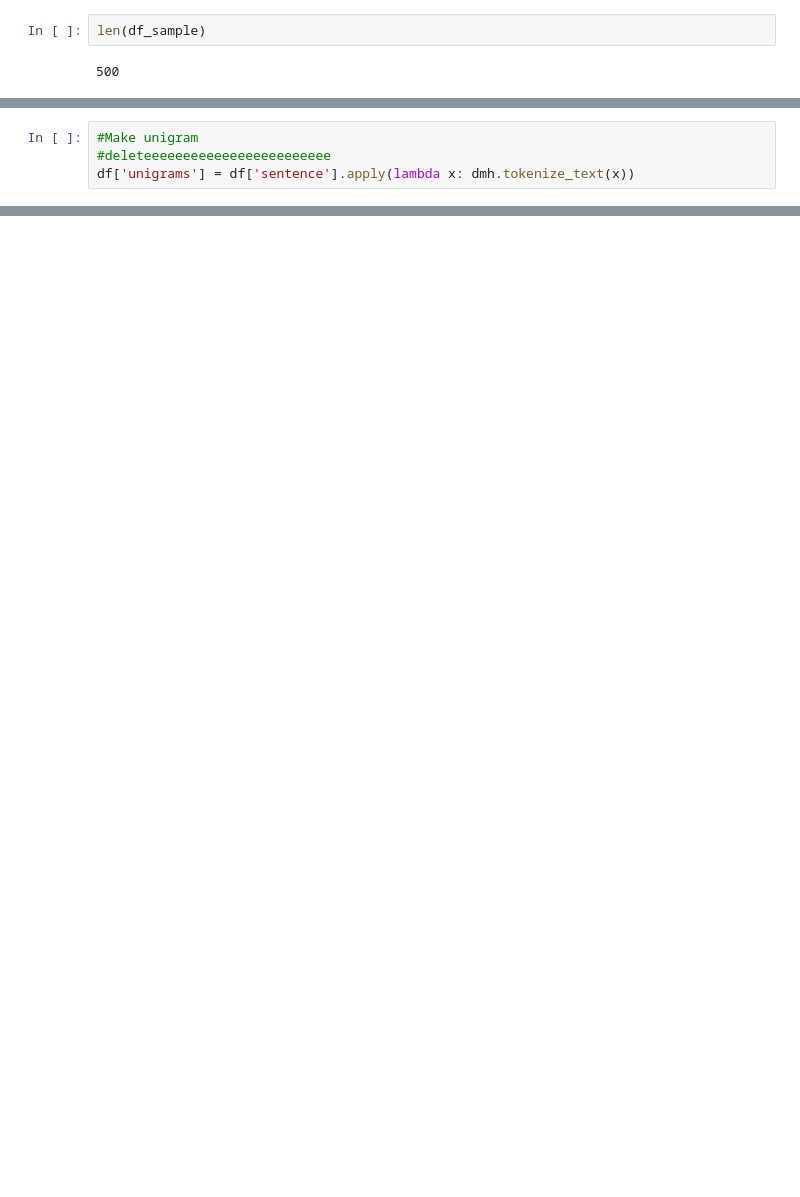
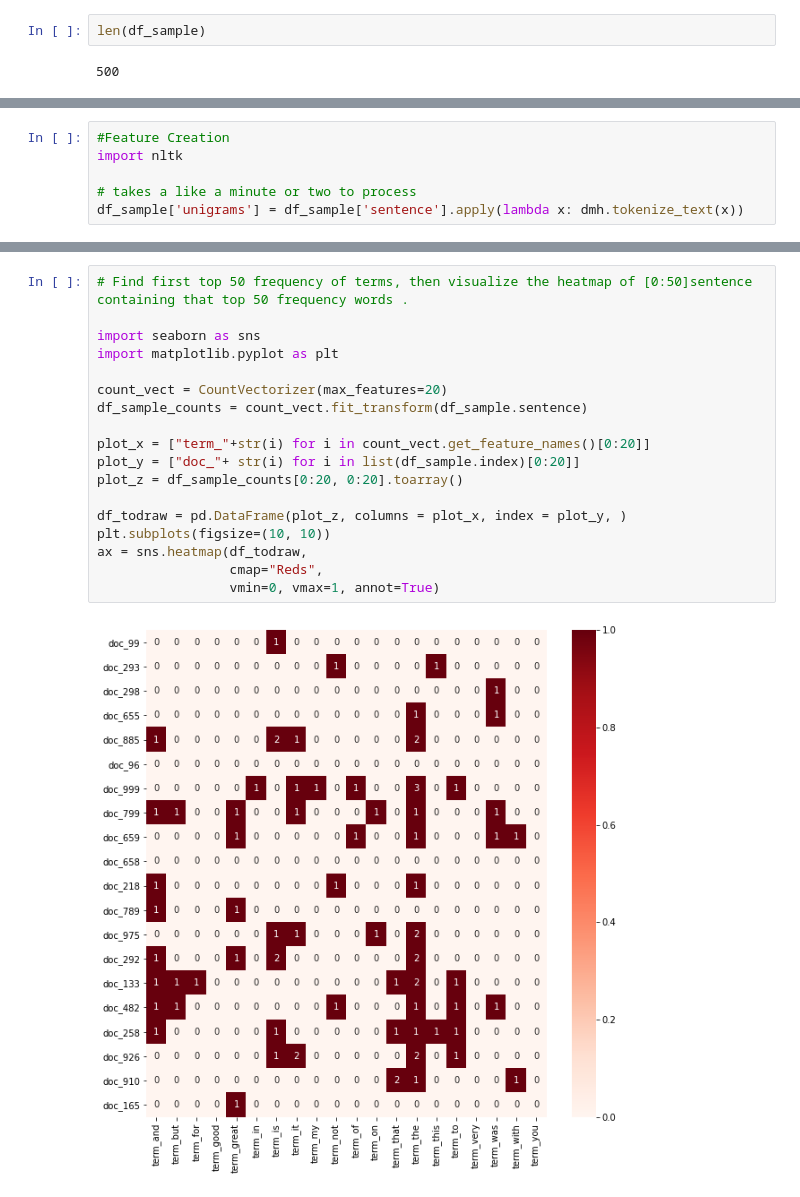
Before and after one commit to 109065431/DM2020-Lab1-Homework1, a Jupyter notebook: DM2020-Lab1-Homework.ipynb, the cells around one changed output, grey strips where cells are left out. Drawn from its saved outputs; the diff is of its cells as text; blank space fills up the shorter version.

```diff
--- a/DM2020-Lab1-Homework.ipynb
+++ b/DM2020-Lab1-Homework.ipynb
@@ -253,3 +203,6 @@ import nltk
 # %%
-#Make unigram                                                                    #deleteeeeeeeeeeeeeeeeeeeeeeee
-df['unigrams'] = df['sentence'].apply(lambda x: dmh.tokenize_text(x))
+#Feature Creation
+import nltk
+
+# takes a like a minute or two to process
+df_sample['unigrams'] = df_sample['sentence'].apply(lambda x: dmh.tokenize_text(x))
@@ -322,0 +254,20 @@ df[0:5]
+# %%
+# Find first top 50 frequency of terms, then visualize the heatmap of [0:50]sentence containing that top 50 frequency words .
+
+import seaborn as sns
+import matplotlib.pyplot as plt
+
+count_vect = CountVectorizer(max_features=20)
+df_sample_counts = count_vect.fit_transform(df_sample.sentence)
+
+plot_x = ["term_"+str(i) for i in count_vect.get_feature_names()[0:20]]
+plot_y = ["doc_"+ str(i) for i in list(df_sample.index)[0:20]]
+plot_z = df_sample_counts[0:20, 0:20].toarray()
+
+df_todraw = pd.DataFrame(plot_z, columns = plot_x, index = plot_y, )
+plt.subplots(figsize=(10, 10))
+ax = sns.heatmap(df_todraw,
+                 cmap="Reds",
+                 vmin=0, vmax=1, annot=True)
+# %% [output]
+[figure, added]
```
Also changed, not shown: parts of 43 cells of this notebook.
